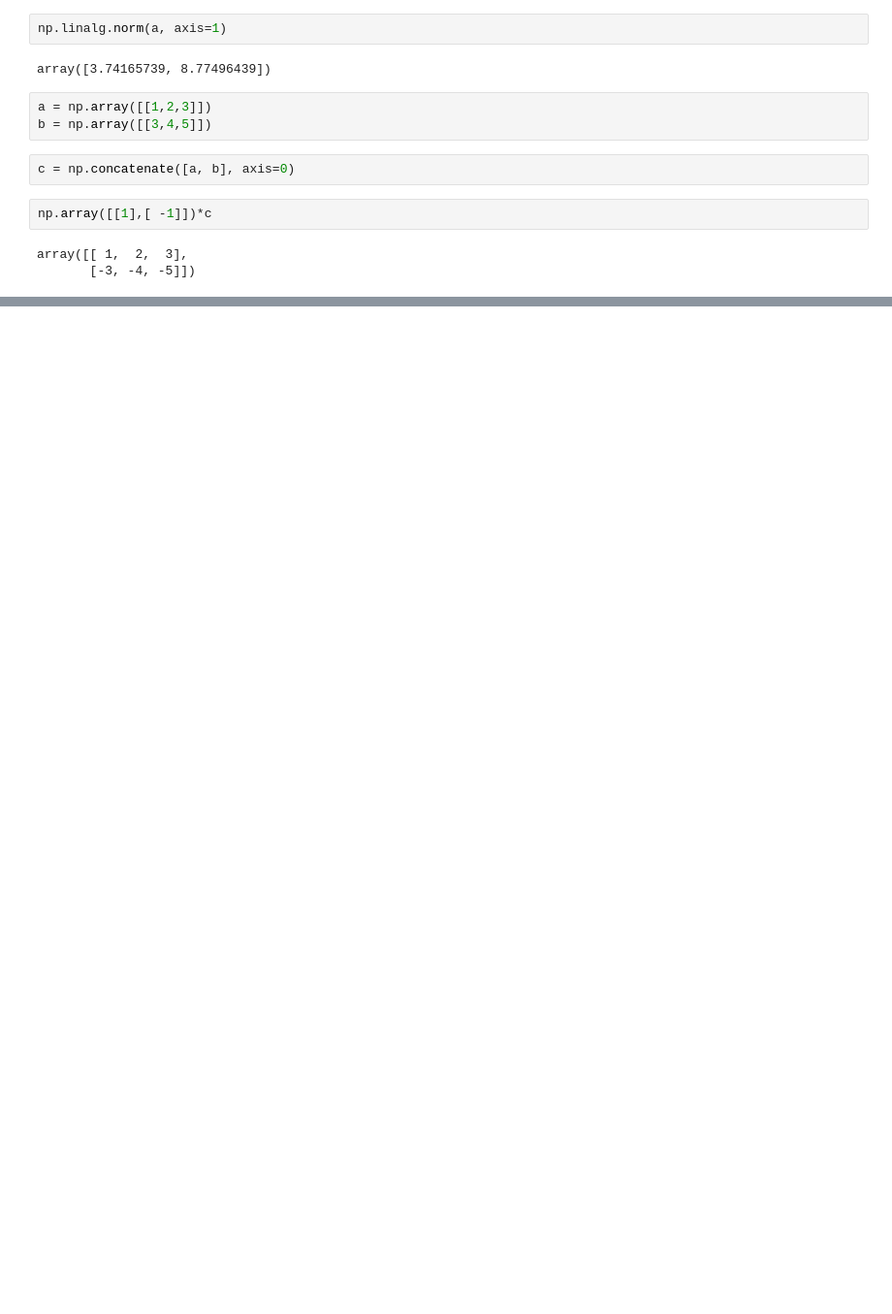
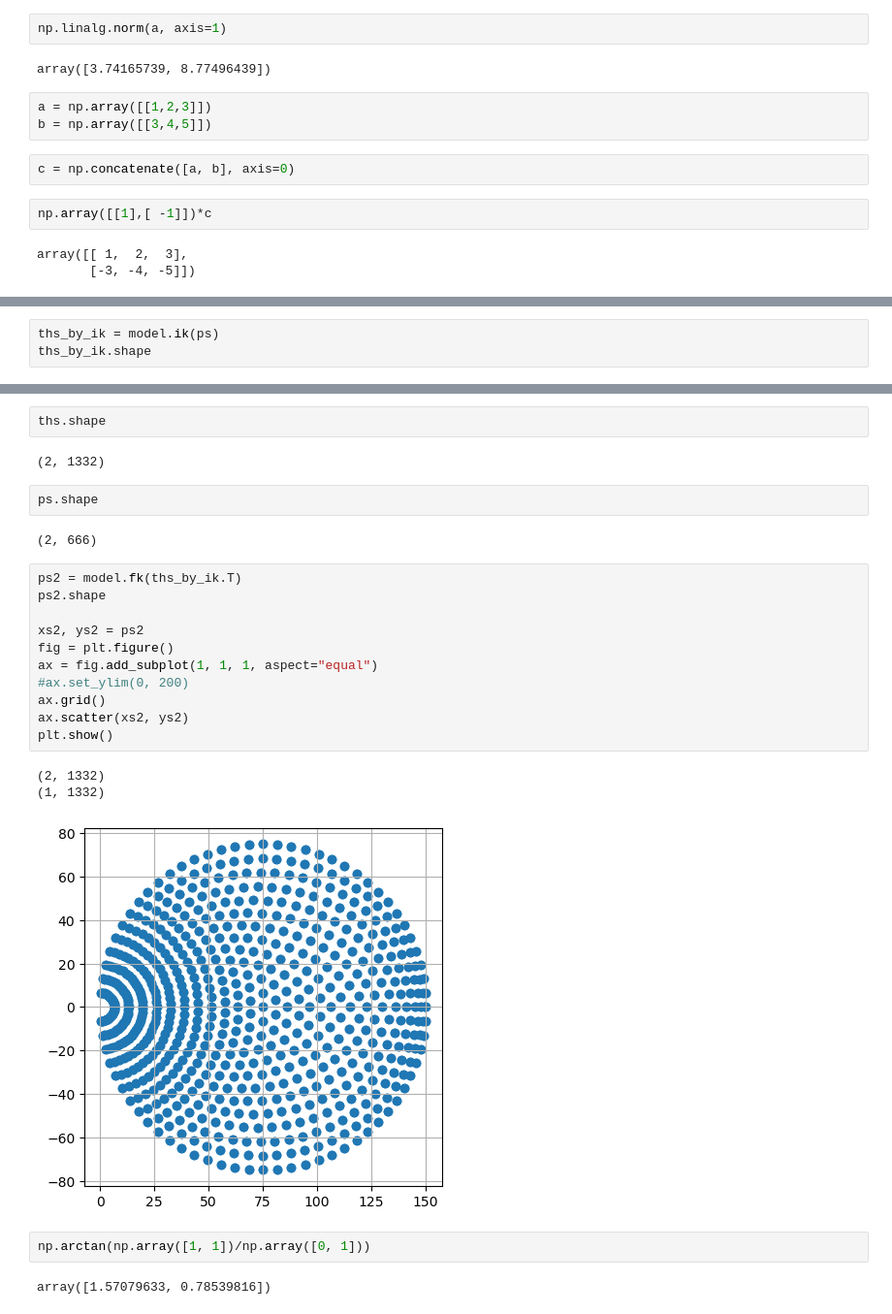
Before and after one commit to kabaten/kb_jisyupro, a Jupyter notebook: kinematics.ipynb, the cells around one changed output, grey strips where cells are left out. Shown at 97% size. Saved outputs shown, nothing was run; the diff lists cells and outputs as text; blank space fills up the shorter version.

```diff
--- a/kinematics.ipynb
+++ b/kinematics.ipynb
@@ -169,0 +353,3 @@ class MyLink:
+# %%
+ths_by_ik = model.ik(ps)
+ths_by_ik.shape
@@ -169,0 +413,27 @@ class MyLink:
+# %%
+ths.shape
+# %% [output]
+(2, 1332)
+# %%
+ps.shape
+# %% [output]
+(2, 666)
+# %%
+ps2 = model.fk(ths_by_ik.T)
+ps2.shape
+
+xs2, ys2 = ps2
+fig = plt.figure()
+ax = fig.add_subplot(1, 1, 1, aspect="equal")
+#ax.set_ylim(0, 200)
+ax.grid()
+ax.scatter(xs2, ys2)
+plt.show()
+# %% [output]
+(2, 1332)
+(1, 1332)
+[figure, added]
+# %%
+np.arctan(np.array([1, 1])/np.array([0, 1]))
+# %% [output]
+array([1.57079633, 0.78539816])
```
Also changed, not shown: parts of 21 cells of this notebook, 2 other files.
